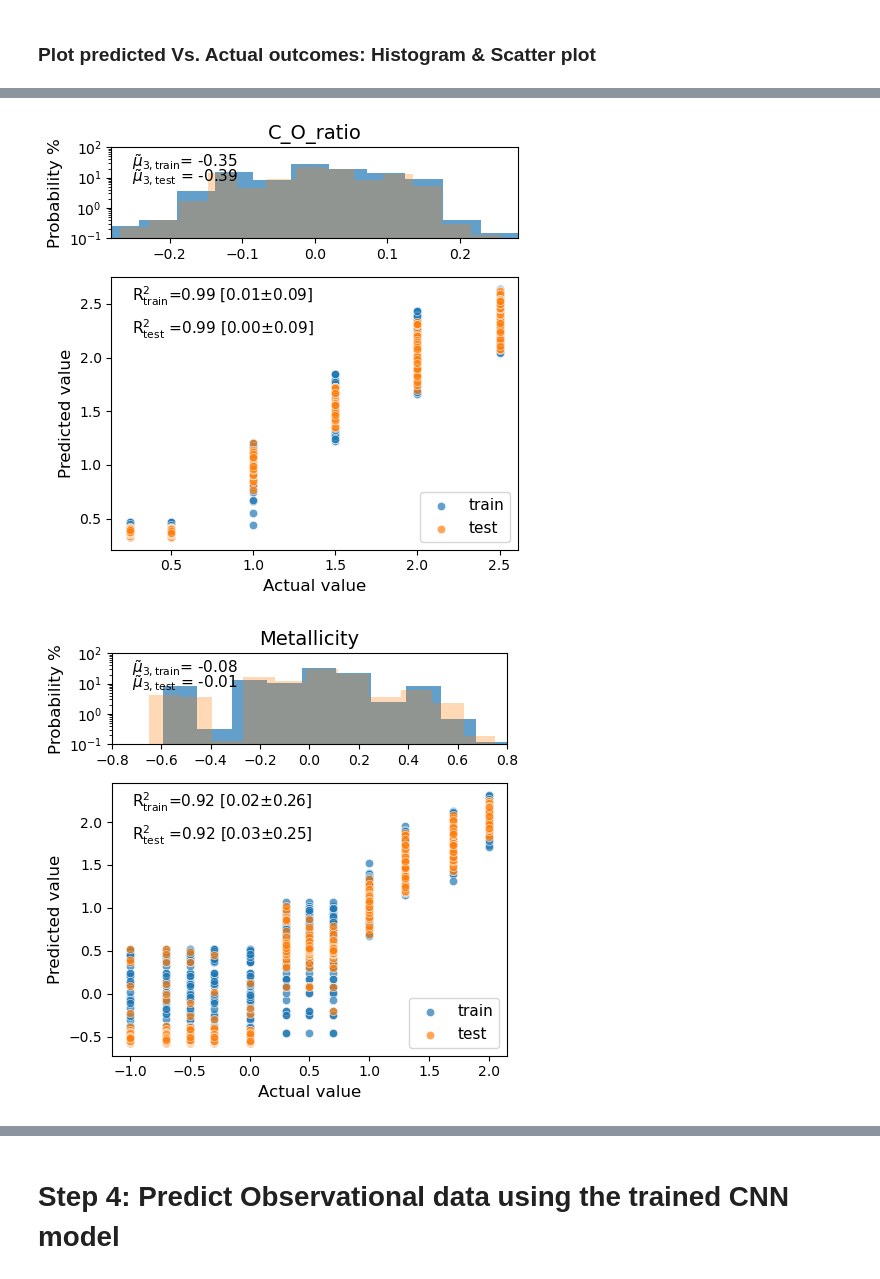
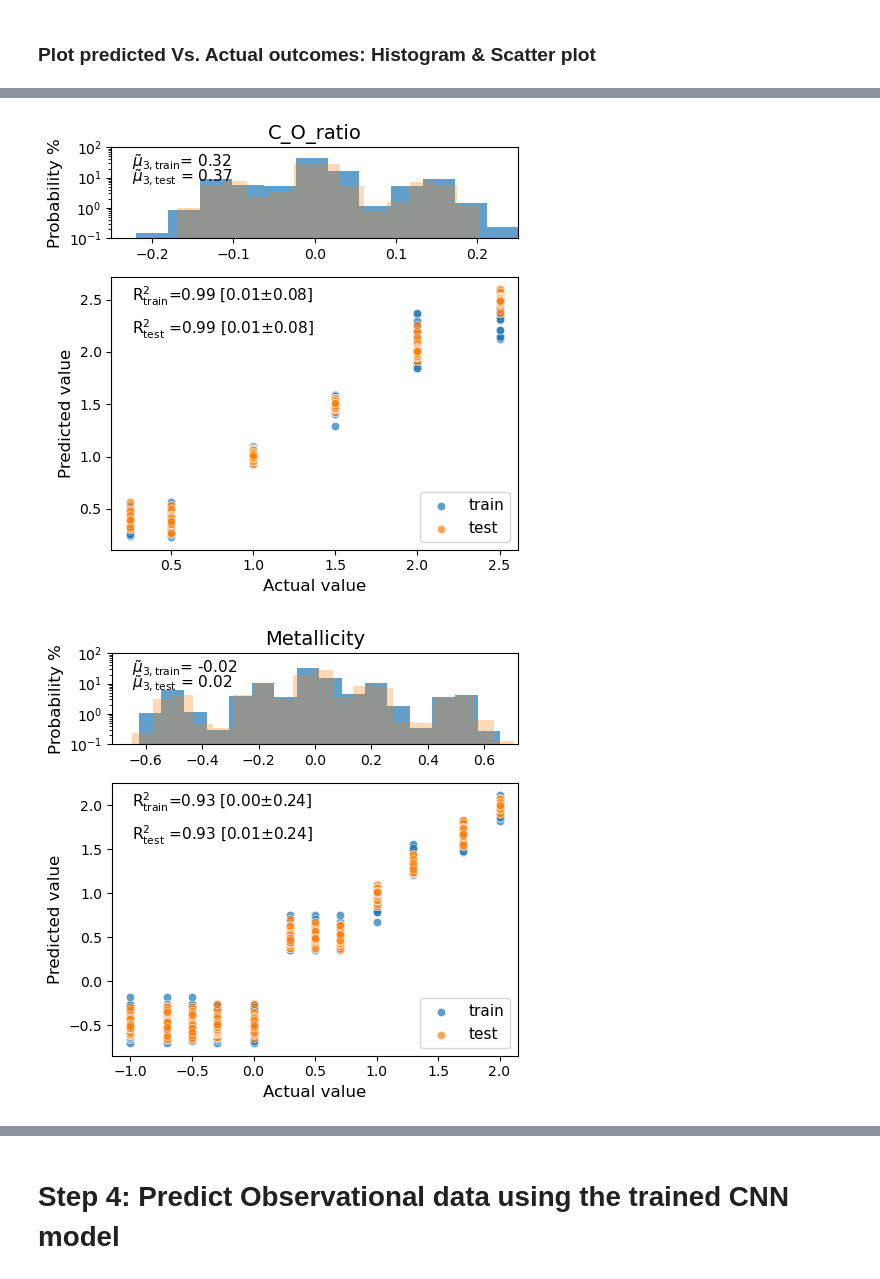
Before and after one commit to EhsanGharibNezhad/TelescopeML, a Jupyter notebook: notebooks/Predict_BrownDwarf_Parameters.ipynb, the cells around one changed output, grey strips where cells are left out. Cells and saved outputs as stored; diff of their text form; code cells hidden in the pictures.

```diff
--- a/notebooks/Predict_BrownDwarf_Parameters.ipynb
+++ b/notebooks/Predict_BrownDwarf_Parameters.ipynb
@@ -97,7 +97,7 @@ y.head()
 # Step 2: Build the CNN model / Data processing
 # %%
 # Instintiate TrainCNNRegression class
-train_cnn_regression = TrainRegression(feature_values=X.to_numpy(),
+build_cnn_regression = BuildRegression(feature_values=X.to_numpy(),
                              feature_names=X.columns,
                              target_values=y.to_numpy(),
                              target_name=['gravity', 'c_o_ratio', 'metallicity', 'temperature'],
@@ -142,14 +142,14 @@ train_cnn_regression.plot_boxplot_scaled_features(scaled_feature= train_cnn_regr
 ### Feature engeenering: Take Min and Max of each row (BD spectra)
 # %%
 # train
-train_cnn_regression.X_train_min = train_cnn_regression.X_train.min(axis=1)
-train_cnn_regression.X_train_max = train_cnn_regression.X_train.max(axis=1)
+build_cnn_regression.X_train_min = build_cnn_regression.X_train.min(axis=1)
+build_cnn_regression.X_train_max = build_cnn_regression.X_train.max(axis=1)
 
 # validation
-train_cnn_regression.X_val_min = train_cnn_regression.X_val.min(axis=1)
-train_cnn_regression.X_val_max = train_cnn_regression.X_val.max(axis=1)
+build_cnn_regression.X_val_min = build_cnn_regression.X_val.min(axis=1)
+build_cnn_regression.X_val_max = build_cnn_regression.X_val.max(axis=1)
 
 # test
-train_cnn_regression.X_test_min = train_cnn_regression.X_test.min(axis=1)
-train_cnn_regression.X_test_max = train_cnn_regression.X_test.max(axis=1)
+build_cnn_regression.X_test_min = build_cnn_regression.X_test.min(axis=1)
+build_cnn_regression.X_test_max = build_cnn_regression.X_test.max(axis=1)
 # %%
@@ -194,9 +194,9 @@ train_cnn_regression.plot_boxplot_scaled_features(scaled_feature= train_cnn_regr
 #     history = pk.load(file)
 # %%
 from tensorflow.keras.models import load_model
-model = load_model('../../outputs/trained_models/trained_CNN_architecture_Toy_parameters__newbuild_v1.h5')
-model.load_weights('../../outputs/trained_models/trained_CNN_weights_Toy_parameters__newbuild_v1.h5')
+model = load_model('../../outputs/trained_models/trained_CNN_architecture_Toy_parameters_v4_1000epoch_v2.h5')
+model.load_weights('../../outputs/trained_models/trained_CNN_weights_Toy_parameters_v4_1000epoch_v2.h5')
 
 # Loading the saved history object
-# with open('../../outputs/trained_models/trained_CNN_history_Toy_parameters_v4_1000epoch_v2.pkl', 'rb') as file:
-#     history = pk.load(file)
+with open('../../outputs/trained_models/trained_CNN_history_Toy_parameters_v4_1000epoch_v2.pkl', 'rb') as file:
+    history = pk.load(file)
@@ -203,6 +206,6 @@ model.load_weights('../../outputs/trained_models/trained_CNN_weights_Toy_paramet
 # %%
-train_cnn_regression.trained_model = model
-train_cnn_regression.trained_model_history = history
+build_cnn_regression.trained_model = model
+build_cnn_regression.trained_model_history = history
 # %% [markdown]
 ### Check the CNN archeticture
 # %%
@@ -252,17 +255,17 @@ train_cnn_regression.plot_model_loss(history=history, title = 'X:StandRow, y:Sta
 # %%
 i = 1
 regression_report(
-        trained_model = train_cnn_regression,
+        trained_model = build_cnn_regression,
 
-        Xtrain = [train_cnn_regression.X_train_standardized_rowwise[::i],
-                  train_cnn_regression.X_train_standardized_columnwise[::i]],
+        Xtrain = [build_cnn_regression.X_train_standardized_rowwise[::i],
+                  build_cnn_regression.X_train_standardized_columnwise[::i]],
 
-        Xtest  = [train_cnn_regression.X_test_standardized_rowwise[::i],
-                  train_cnn_regression.X_test_standardized_columnwise[::i]],
+        Xtest  = [build_cnn_regression.X_test_standardized_rowwise[::i],
+                  build_cnn_regression.X_test_standardized_columnwise[::i]],
 
-        ytrain = train_cnn_regression.y_train_standardized_columnwise[::i],
+        ytrain = build_cnn_regression.y_train_standardized_columnwise[::i],
 
-        ytest  = train_cnn_regression.y_test_standardized_columnwise[::i],
+        ytest  = build_cnn_regression.y_test_standardized_columnwise[::i],
 
         target_i = 4,
 
@@ -275,2 +279,2 @@ regression_report(
-[figure, old version]
+[figure, new version]
-[figure, old version]
+[figure, new version]
```
Also changed, not shown: parts of 42 cells of this notebook, 3 other files.
